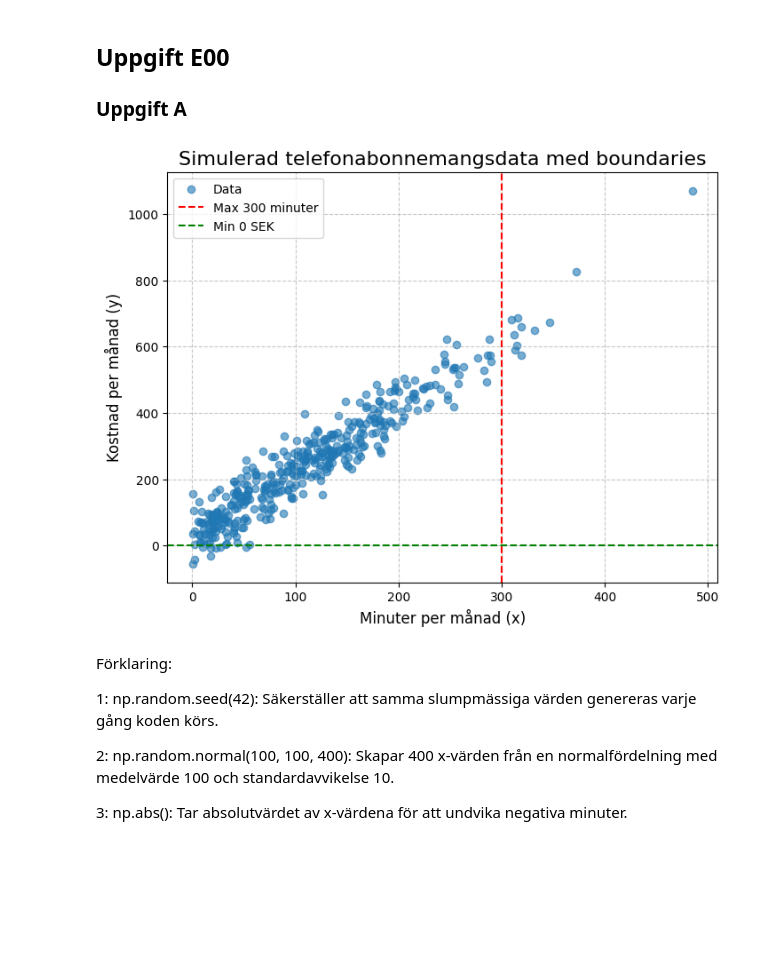
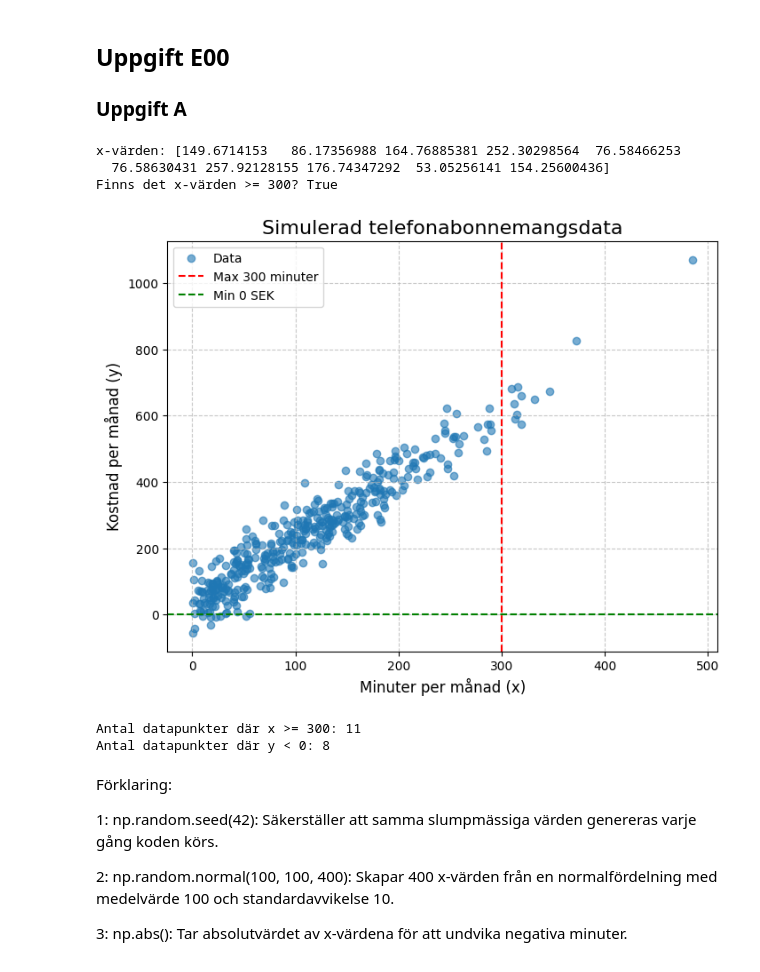
Before and after one commit to n00rp/Machine-Learning, a Jupyter notebook: Övningsuppgifter/E00_linjär_regression.ipynb, the cells around one changed output. Drawn from its saved outputs; the diff is of its cells as text; code cells hidden in the pictures; blank space fills up the shorter version.

```diff
--- a/Övningsuppgifter/E00_linjär_regression.ipynb
+++ b/Övningsuppgifter/E00_linjär_regression.ipynb
@@ -5,30 +5,49 @@
 # %%
 import numpy as np
 import matplotlib.pyplot as plt
 
 # Simulera data
 np.random.seed(42)  # Sätt seed för reproducerbarhet
-x = np.random.normal(loc=100, scale=100, size=400)
+x = np.random.normal(100, 100, 400)
 x = np.abs(x)  # Simulera x-värden och ta absolutvärde
 epsilon = np.random.normal(0, 50, 400)  # Simulera brus
 y = 2 * x + 25 + epsilon  # Beräkna y-värden
+
+# Visa de första 10 x-värdena
+print("x-värden:", x[:10])
+
+# Kontrollera om något x-värde är >= 300
+print("Finns det x-värden >= 300?", np.any(x >= 300))
 
 # Plotta datasetet
 plt.figure(figsize=(8, 6))  # Anpassa storleken på plotten
 plt.scatter(x, y, alpha=0.6, label='Data')
 
 # Lägg till boundaries
 plt.axvline(x=300, color='red', linestyle='--', label='Max 300 minuter')  # Vertikal linje vid x=300
 plt.axhline(y=0, color='green', linestyle='--', label='Min 0 SEK')  # Horisontell linje vid y=0
 
-plt.title("Simulerad telefonabonnemangsdata med boundaries", fontsize=16)
+plt.title("Simulerad telefonabonnemangsdata", fontsize=16)
 plt.xlabel("Minuter per månad (x)", fontsize=12)
 plt.ylabel("Kostnad per månad (y)", fontsize=12)
 plt.grid(True, linestyle='--', alpha=0.7)
 plt.legend()
 plt.show()
+
+# Räkna antalet datapunkter där x >= 300 och y < 0
+x_over_300 = np.sum(x >= 300)
+y_under_0 = np.sum(y < 0)
+
+# Skriv ut resultaten
+print(f"Antal datapunkter där x >= 300: {x_over_300}")
+print(f"Antal datapunkter där y < 0: {y_under_0}")
 # %% [output]
+x-värden: [149.6714153   86.17356988 164.76885381 252.30298564  76.58466253
+  76.58630431 257.92128155 176.74347292  53.05256141 154.25600436]
+Finns det x-värden >= 300? True
-[figure, old version]
+[figure, new version]
+Antal datapunkter där x >= 300: 11
+Antal datapunkter där y < 0: 8
 # %% [markdown]
 Förklaring:
 
```
Also changed, not shown: parts of 1 cell of this notebook.
